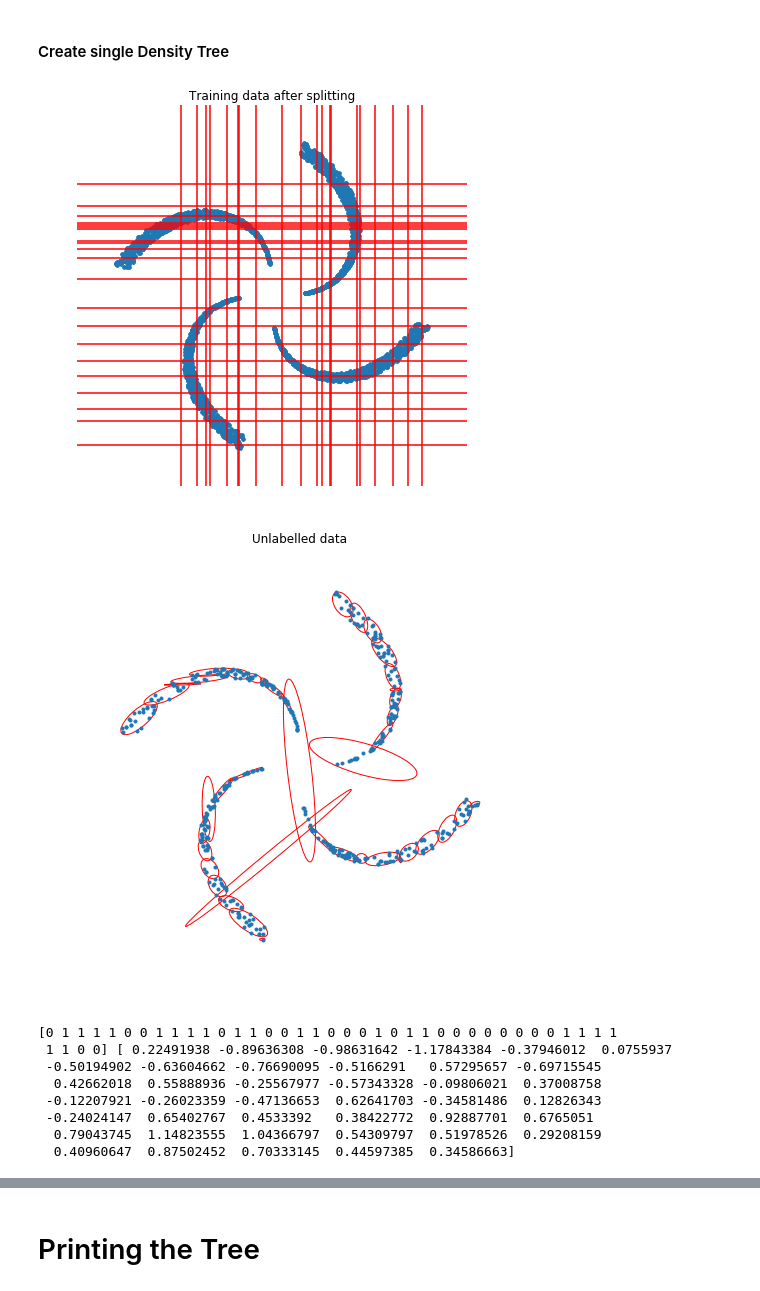
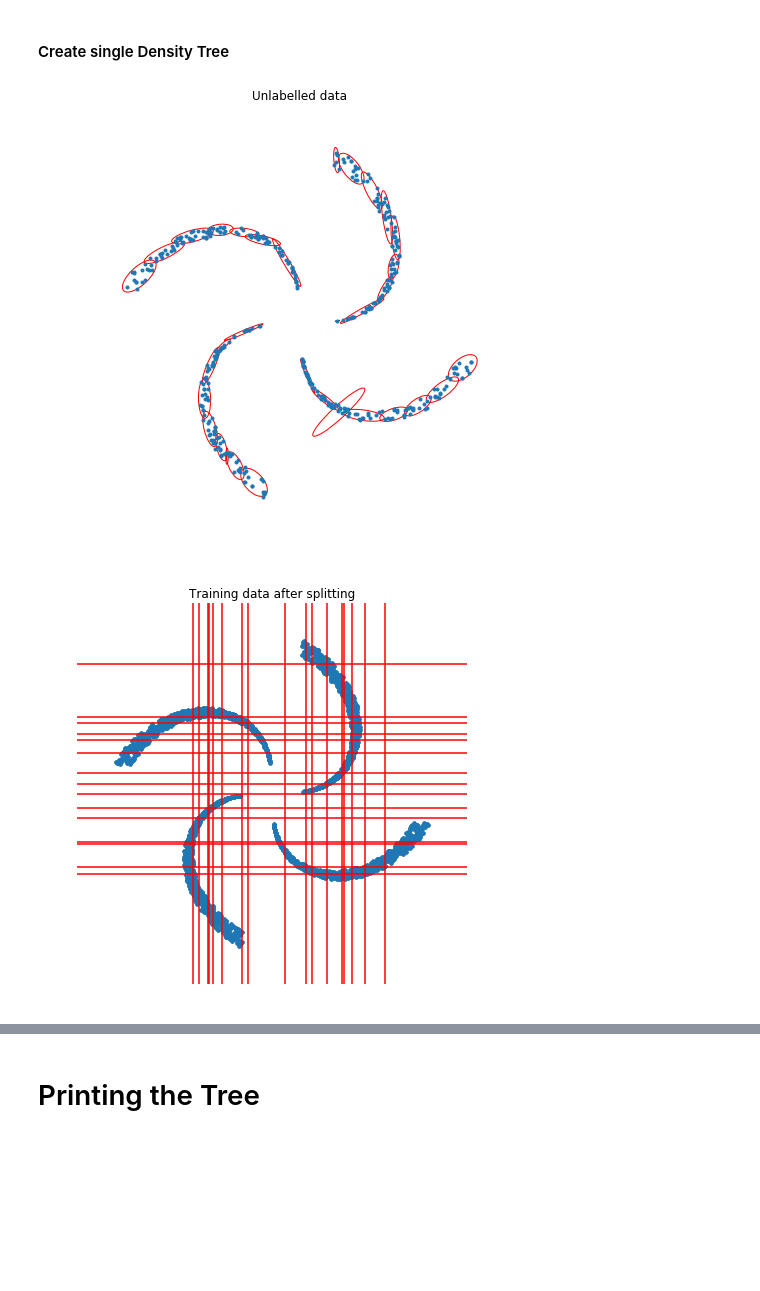
Before and after one commit to CyrilWendl/SIE-Master, a Jupyter notebook: Code/density_tree.ipynb, the cells around one changed output, grey strips where cells are left out. Cells and saved outputs as stored; diff of their text form; code cells hidden in the pictures; blank space fills up the shorter version.

```diff
--- a/Code/density_tree.ipynb
+++ b/Code/density_tree.ipynb
@@ -108,14 +110,6 @@ interact(fig,begin=(0,len(dataset),20),end=(0,len(dataset),50))
 # %% [markdown]
 #### Create single Density Tree
 # %%
-import warnings
-warnings.filterwarnings("ignore")
-max_depth = 10
-fact_improvement = 0.8
-min_subset = 0.04
-root = create_density_tree(dataset, max_depth=max_depth, min_subset=min_subset, n_max_dim=2,
-                           verbose=False, fact_improvement=fact_improvement)
-
 def get_values_preorder(node, cut_dims, cut_vals):
     cut_dims.append(node.split_dimension)
     cut_vals.append(node.split_value)
@@ -125,15 +119,30 @@ def get_values_preorder(node, cut_dims, cut_vals):
         get_values_preorder(node.right, cut_dims, cut_vals)
     return cut_vals, cut_dims
 
-cut_vals, cut_dims = get_values_preorder(root, [], [])
-cut_vals = np.asarray(cut_vals).astype(float)
-cut_dims = np.asarray(cut_dims).astype(int)
+def plot_clusters_node(node, side):
+    if side == 'l' or side is None:
+        subset_dataset = node.get_dataset('l',dataset)
+        plt.scatter(subset_dataset[:,0],subset_dataset[:,1])
+    if side == 'r' or side is None:
+        subset_dataset = node.get_dataset('r',dataset)
+        plt.scatter(subset_dataset[:,0],subset_dataset[:,1])
 
-# show splits
-x_split = cut_vals[cut_dims == 0]
-y_split = cut_vals[cut_dims == 1]
 
-if dimensions == 2:
+    if node.parent is not None:
+        if node.parent.left == node:
+            plot_clusters_node(node.parent, 'r')
+        else:
+            plot_clusters_node(node.parent, 'l')
+
+def plot_splits(dataset, root):
+    cut_vals, cut_dims = get_values_preorder(root, [], [])
+    cut_vals = np.asarray(cut_vals).astype(float)
+    cut_dims = np.asarray(cut_dims).astype(int)
+
+    # show splits
+    x_split = cut_vals[cut_dims == 0]
+    y_split = cut_vals[cut_dims == 1]
+
     fig, ax = plt.subplots(1, 1, figsize=(7,7))
     plot_data(dataset, "Training data after splitting", ax, labels=False, lines_x=x_split, lines_y=y_split,
               minrange=minRange, maxrange=maxRange, margin=.3)
@@ -143,26 +152,11 @@ if dimensions == 2:
     plt.show()
 
 
-# showing covariance ellipses around clusters
-covs, means = get_clusters(root, [], [])
-
-if dimensions == 2:
-    fig, ax = plt.subplots(1, 1, figsize=(5,5))
+def plot_ellipses(dataset, root):
+    fig, ax = plt.subplots(1, 1)
     fig.set_size_inches(8,8)
     plot_data(draw_subsamples(dataset,.05), "Unlabelled data", ax, labels=False, n_clusters=5, covs=covs, means=means,
               minrange = minRange, maxrange = maxRange, margin=.3)
     plt.savefig("../Figures/density_tree/unlabelled-data-cov.pdf", bbox_inches='tight', pad_inches=5)
     plt.axis('off')
     plt.show()
-    print(cut_dims, cut_vals)
-# %% [output]
-[figure, removed]
-[figure, removed]
-[0 1 1 1 1 0 0 1 1 1 1 0 1 1 0 0 1 1 0 0 0 1 0 1 1 0 0 0 0 0 0 0 0 1 1 1 1
- 1 1 0 0] [ 0.22491938 -0.89636308 -0.98631642 -1.17843384 -0.37946012  0.0755937
- -0.50194902 -0.63604662 -0.76690095 -0.5166291   0.57295657 -0.69715545
-  0.42662018  0.55888936 -0.25567977 -0.57343328 -0.09806021  0.37008758
- -0.12207921 -0.26023359 -0.47136653  0.62641703 -0.34581486  0.12826343
- -0.24024147  0.65402767  0.4533392   0.38422772  0.92887701  0.6765051
-  0.79043745  1.14823555  1.04366797  0.54309797  0.51978526  0.29208159
-  0.40960647  0.87502452  0.70333145  0.44597385  0.34586663]
@@ -185,0 +163,18 @@ plot_step_split(root.right.left, None)
+# %%
+warnings.filterwarnings("ignore")
+max_depth = 10
+fact_improvement = .5
+min_subset = 0.05
+
+root = create_density_tree(dataset, max_depth=max_depth, min_subset=min_subset, n_max_dim=2,
+                           verbose=False, fact_improvement=fact_improvement)
+covs, means = get_clusters(root, [], [])
+
+# showing covariance ellipses around clusters
+plot_ellipses(dataset, root)
+# %% [output]
+[figure, added]
+# %%
+plot_splits(dataset, root)
+# %% [output]
+[figure, added]
```
Also changed, not shown: parts of 9 cells of this notebook, 6 other files.
